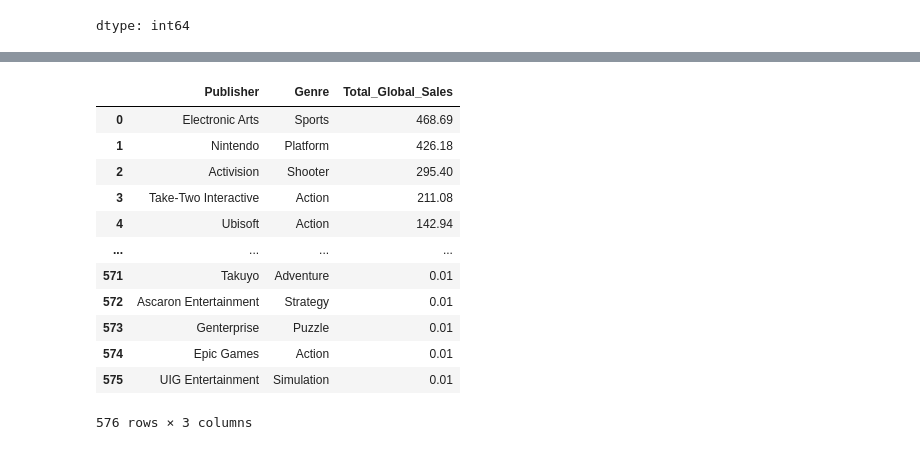
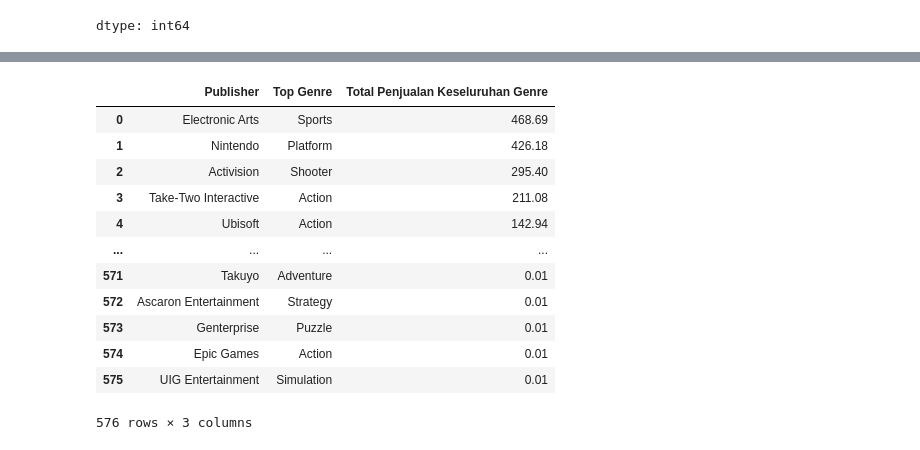
Before and after one commit to dewitrilestari/BLKPP-DIY-VS-CODE, a Jupyter notebook: Mini_Project_Kelompok_2.ipynb, the cells around one changed output, grey strips where cells are left out. Drawn from its saved outputs; the diff is of its cells as text; code cells hidden in the pictures.

```diff
--- a/Mini_Project_Kelompok_2.ipynb
+++ b/Mini_Project_Kelompok_2.ipynb
@@ -629,22 +624,23 @@ genre_populer_per_tahun
 | 37 | 2017 | Role-Playing | 0.04 |
 | 38 | 2020 | Simulation | 0.29 |
 # %%
-#15. Tampilkan top genre setiap publisher berdasarkan total penjualan global
+#15. Tampilkan top genre setiap publisher berdasarkan total penjualan global setiap publisher
 top_genre_publisher_global = (
     df.groupby(["Publisher", "Genre"])["Global_Sales (millions_copy)"]
     .sum()
-    .reset_index(name="Total_Global_Sales")
-    #Step 1: Cari genre tertinggi di dalam masing-masing publisher
-    .sort_values(by=["Publisher", "Total_Global_Sales"], ascending=[True, False])
+    .reset_index(name="Total Penjualan Keseluruhan Genre") # <-- Nama baru dimulai di sini
+    # Step 1: Cari genre tertinggi di dalam masing-masing publisher
+    .sort_values(by=["Publisher", "Total Penjualan Keseluruhan Genre"], ascending=[True, False])
     .groupby("Publisher").head(1)
-    #Step 2: Urutkan list publisher tersebut berdasarkan penjualan terbanyak
-    .sort_values(by="Total_Global_Sales", ascending=False)
+    # Step 2: Urutkan list publisher tersebut berdasarkan penjualan terbanyak
+    .sort_values(by="Total Penjualan Keseluruhan Genre", ascending=False)
+    .rename(columns={"Genre": "Top Genre"}) # <-- Opsional: Agar lebih konsisten dengan soal sebelumnya
     .reset_index(drop=True)
 )
 
 top_genre_publisher_global
 # %% [output]
-|  | Publisher | Genre | Total_Global_Sales |
+|  | Publisher | Top Genre | Total Penjualan Keseluruhan Genre |
 | 0 | Electronic Arts | Sports | 468.69 |
 | 1 | Nintendo | Platform | 426.18 |
 | 2 | Activision | Shooter | 295.40 |
```
Also changed, not shown: parts of 5 cells of this notebook.
